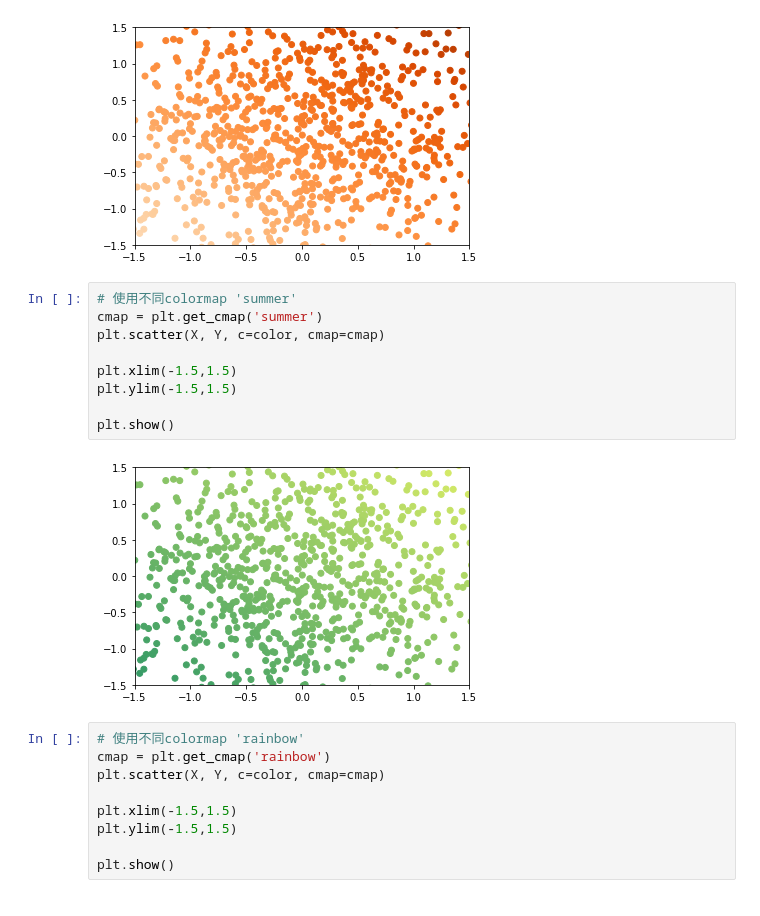
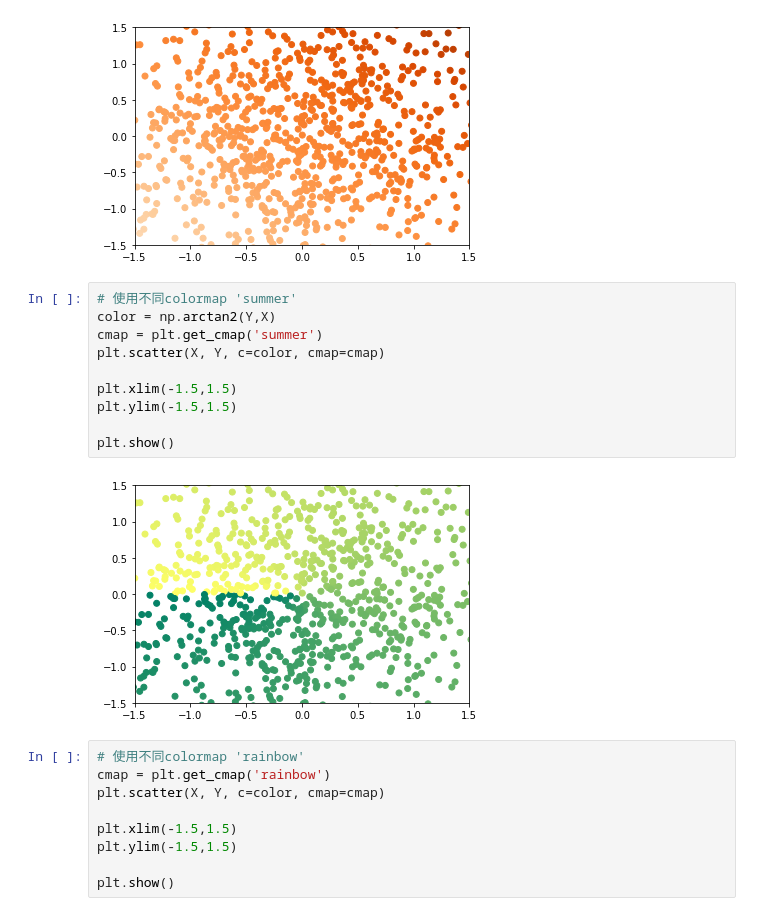
Before and after one commit to Milagros-cucu/ML100Days, a Jupyter notebook: Homework/D18 Visualization 作業.ipynb, the cells around one changed output. Saved outputs shown, nothing was run; the diff lists cells and outputs as text.

```diff
--- a/Homework/D18 Visualization 作業.ipynb
+++ b/Homework/D18 Visualization 作業.ipynb
@@ -105,15 +105,16 @@ plt.show()
 [figure]
 # %%
 # 使用不同colormap 'summer'
+color = np.arctan2(Y,X)
 cmap = plt.get_cmap('summer')
 plt.scatter(X, Y, c=color, cmap=cmap)
 
 plt.xlim(-1.5,1.5)
 plt.ylim(-1.5,1.5)
 
 plt.show()
 # %% [output]
-[figure, old version]
+[figure, new version]
 # %%
 # 使用不同colormap 'rainbow'
 cmap = plt.get_cmap('rainbow')
```
Also changed, not shown: 2 other files.
